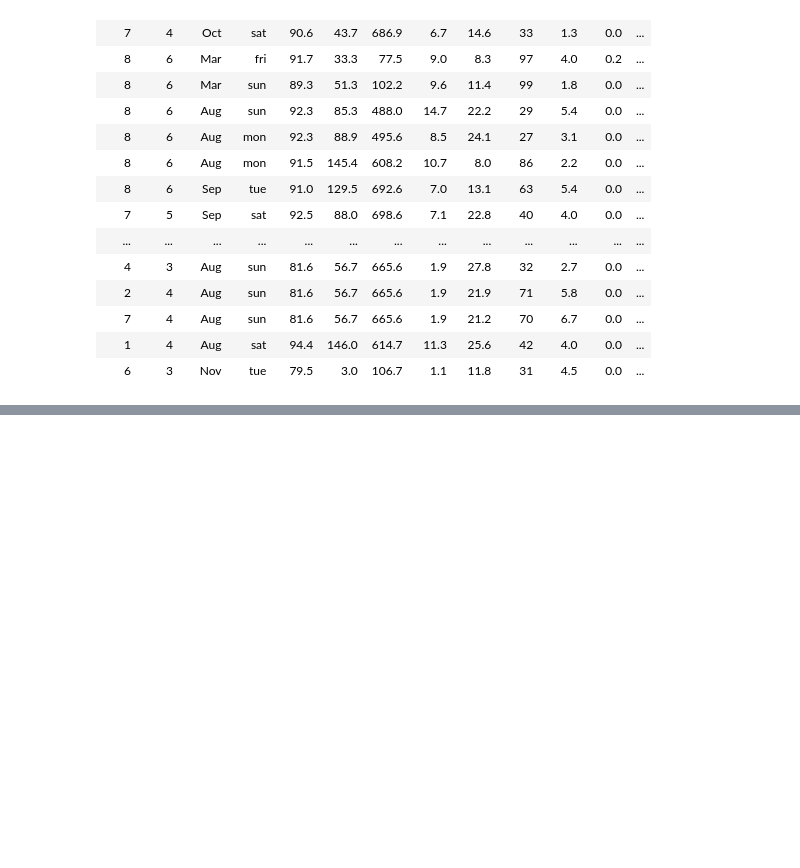
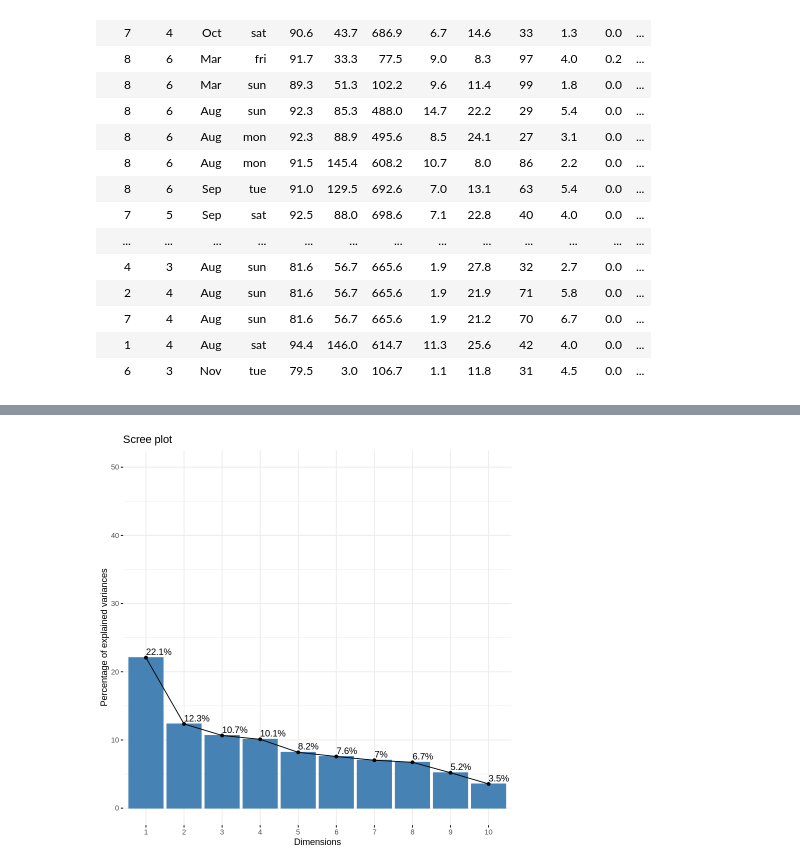
Before and after one commit to masp42/integrate_CA, a Jupyter notebook: Marcelo_Pugliesi_Mohamed_AI_DV_DP_ICA.ipynb, the cells around one changed output, grey strips where cells are left out. Saved outputs shown, nothing was run; the diff lists cells and outputs as text; code cells hidden in the pictures; blank space fills up the shorter version.

```diff
--- a/Marcelo_Pugliesi_Mohamed_AI_DV_DP_ICA.ipynb
+++ b/Marcelo_Pugliesi_Mohamed_AI_DV_DP_ICA.ipynb
@@ -145,0 +208,2 @@ ggplot(fireinmonths) +
+# %%
+res.pca <- PCA(df,  graph = FALSE)
@@ -145,0 +229,5 @@ ggplot(fireinmonths) +
+# %%
+# Visualize eigenvalues/variances
+fviz_screeplot(res.pca, addlabels = TRUE, ylim = c(0, 50))
+# %% [output]
+[figure, added]
```
Also changed, not shown: parts of 17 cells of this notebook.
